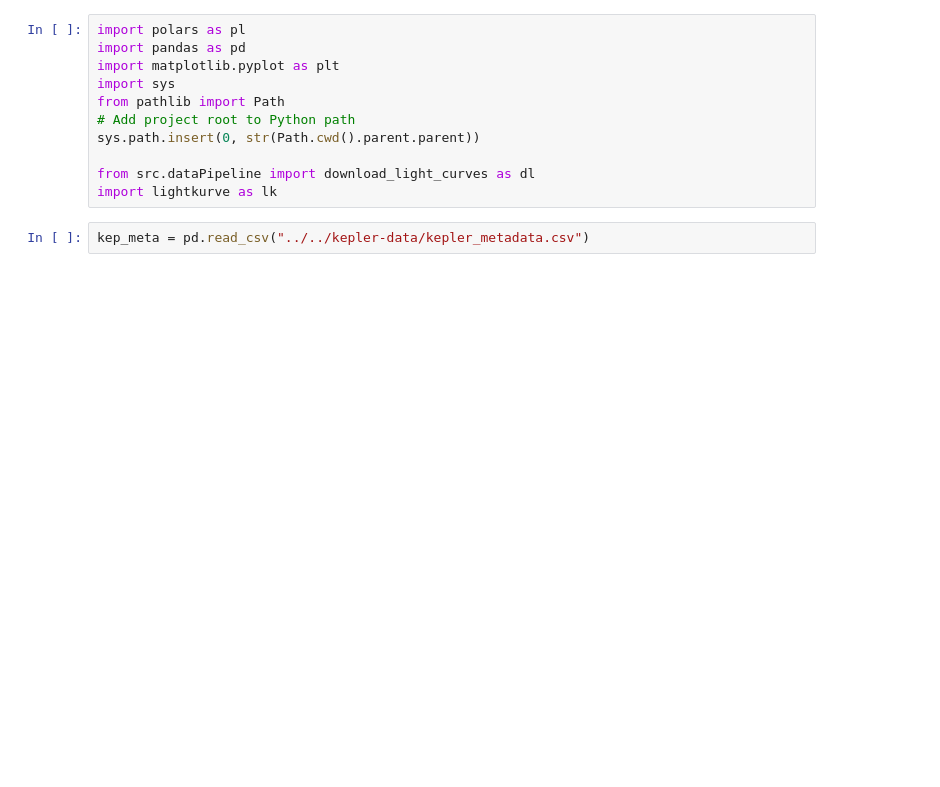
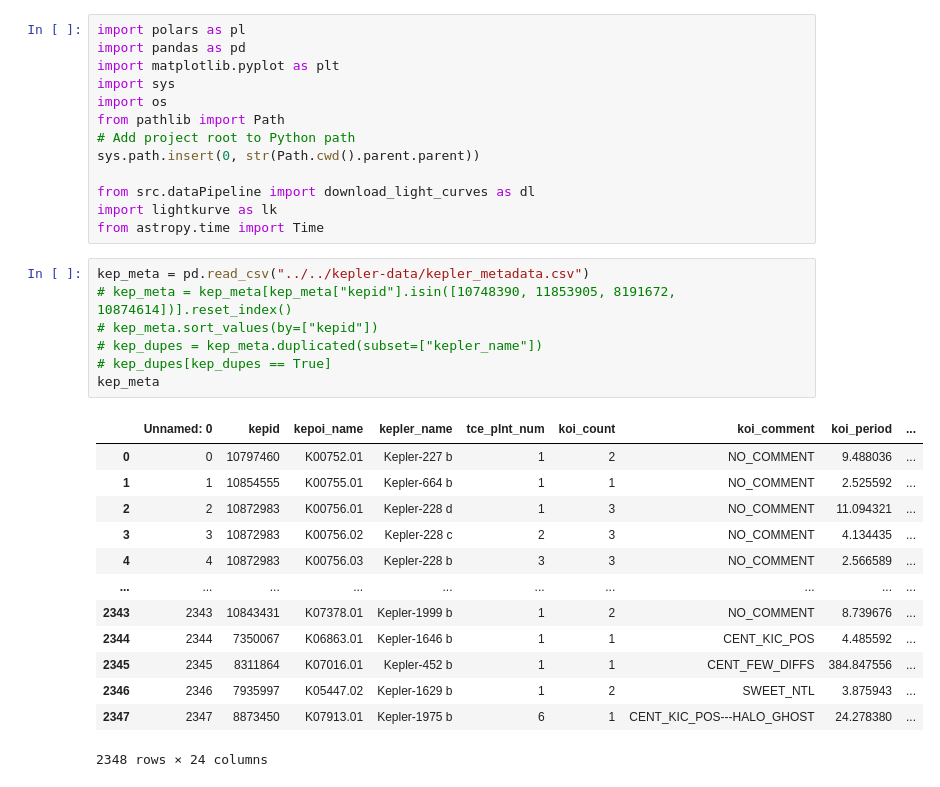
Before and after one commit to charliedavenport/exoplanet-hunting-ml, a Jupyter notebook: src/notebooks/download_kepler_lightcurves.ipynb, the cells around one changed output. Cells and saved outputs as stored; diff of their text form; blank space fills up the shorter version.

```diff
--- a/src/notebooks/download_kepler_lightcurves.ipynb
+++ b/src/notebooks/download_kepler_lightcurves.ipynb
@@ -3,12 +3,33 @@ import polars as pl
 import pandas as pd
 import matplotlib.pyplot as plt
 import sys
+import os
 from pathlib import Path
 # Add project root to Python path
 sys.path.insert(0, str(Path.cwd().parent.parent))
 
 from src.dataPipeline import download_light_curves as dl
 import lightkurve as lk
+from astropy.time import Time
 # %%
 kep_meta = pd.read_csv("../../kepler-data/kepler_metadata.csv")
+# kep_meta = kep_meta[kep_meta["kepid"].isin([10748390, 11853905, 8191672,  10874614])].reset_index()
+# kep_meta.sort_values(by=["kepid"])
+# kep_dupes = kep_meta.duplicated(subset=["kepler_name"])
+# kep_dupes[kep_dupes == True]
+kep_meta
+# %% [output]
+|  | Unnamed: 0 | kepid | kepoi_name | kepler_name | tce_plnt_num | koi_count | koi_comment | koi_period | ... |
+| 0 | 0 | 10797460 | K00752.01 | Kepler-227 b | 1 | 2 | NO_COMMENT | 9.488036 | ... |
+| 1 | 1 | 10854555 | K00755.01 | Kepler-664 b | 1 | 1 | NO_COMMENT | 2.525592 | ... |
+| 2 | 2 | 10872983 | K00756.01 | Kepler-228 d | 1 | 3 | NO_COMMENT | 11.094321 | ... |
+| 3 | 3 | 10872983 | K00756.02 | Kepler-228 c | 2 | 3 | NO_COMMENT | 4.134435 | ... |
+| 4 | 4 | 10872983 | K00756.03 | Kepler-228 b | 3 | 3 | NO_COMMENT | 2.566589 | ... |
+| ... | ... | ... | ... | ... | ... | ... | ... | ... | ... |
+| 2343 | 2343 | 10843431 | K07378.01 | Kepler-1999 b | 1 | 2 | NO_COMMENT | 8.739676 | ... |
+| 2344 | 2344 | 7350067 | K06863.01 | Kepler-1646 b | 1 | 1 | CENT_KIC_POS | 4.485592 | ... |
+| 2345 | 2345 | 8311864 | K07016.01 | Kepler-452 b | 1 | 1 | CENT_FEW_DIFFS | 384.847556 | ... |
+| 2346 | 2346 | 7935997 | K05447.02 | Kepler-1629 b | 1 | 2 | SWEET_NTL | 3.875943 | ... |
+| 2347 | 2347 | 8873450 | K07913.01 | Kepler-1975 b | 6 | 1 | CENT_KIC_POS---HALO_GHOST | 24.278380 | ... |
+2348 rows × 24 columns
 # %%
```
Also changed, not shown: parts of 6 cells of this notebook, 3 other files.
